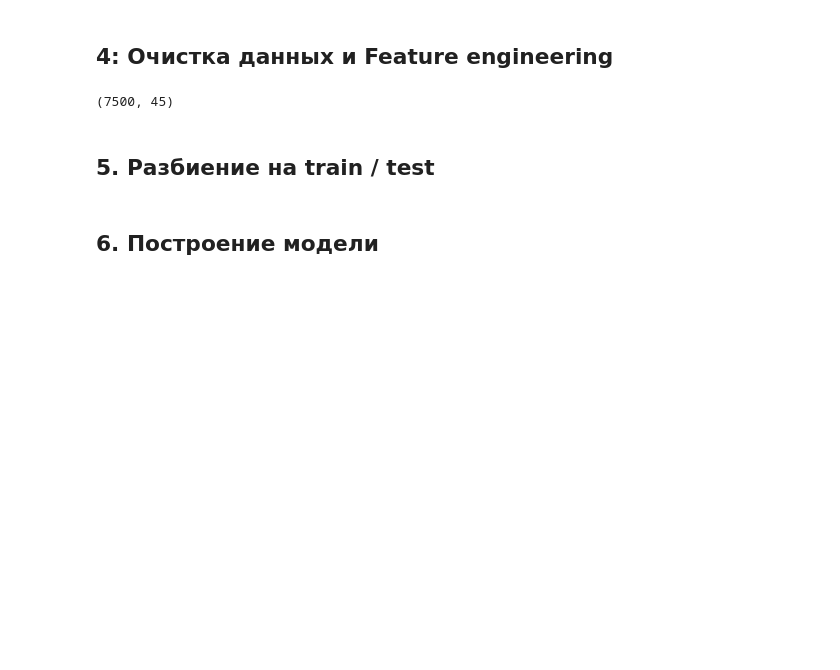
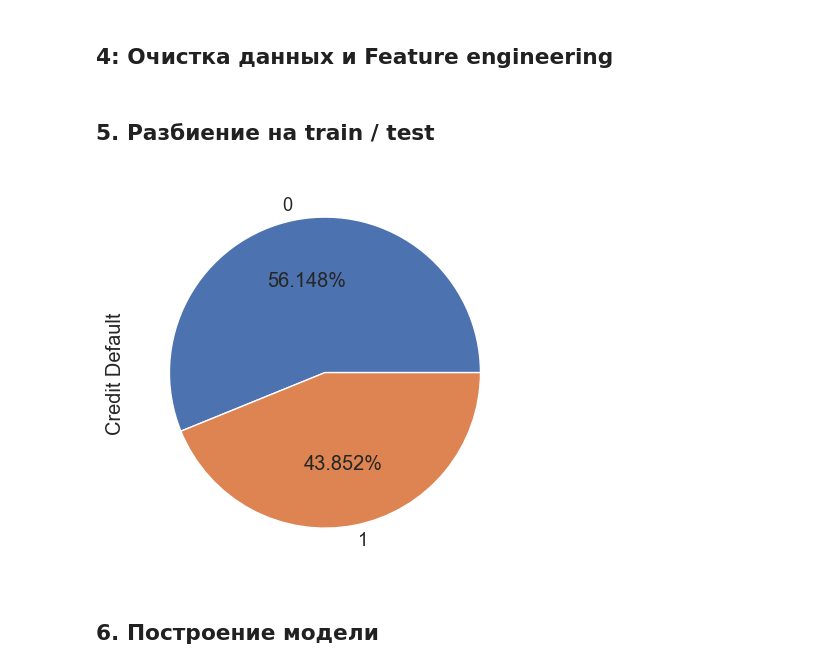
Before and after one commit to Andrey-Patrakov/Python_data_libraries, a Jupyter notebook: Курсовой проект (часть 2)/Project 2.ipynb, the cells around one changed output. Saved outputs shown, nothing was run; the diff lists cells and outputs as text; code cells hidden in the pictures; blank space fills up the shorter version.

```diff
--- a/Курсовой проект (часть 2)/Project 2.ipynb
+++ b/Курсовой проект (часть 2)/Project 2.ipynb
@@ -459,4 +419,0 @@ pipeline = make_pipeline(
-# %%
-pipeline.fit_transform(data).shape
-# %% [output]
-(7500, 45)
@@ -463,2 +467,25 @@ pipeline.fit_transform(data).shape
+# %%
+def balance_df_by_target(df, target_name):
+    target_counts = df[target_name].value_counts()
+
+    major_class_name = target_counts.argmax()
+    minor_class_name = target_counts.argmin()
+
+    disbalance_coeff = int(target_counts[major_class_name] / target_counts[minor_class_name]) - 1
+
+    for i in range(disbalance_coeff):
+        sample = df[df[target_name] == minor_class_name].sample(target_counts[minor_class_name])
+        df = pd.concat((df, sample), axis=0, ignore_index=True)
+
+    return df.sample(frac=1)
 # %% [markdown]
 ## 5. Разбиение на train / test
+# %%
+data_train, data_test = train_test_split(data, test_size=0.2, random_state=RANDOM_STATE)
+# %%
+data_train = balance_df_by_target(data_train, target)
+# %%
+data_train['Credit Default'].value_counts().plot(kind='pie', autopct=lambda pct: f'{pct:.3f}%')
+plt.show()
+# %% [output]
+[figure, added]
```
Also changed, not shown: parts of 17 cells of this notebook.
